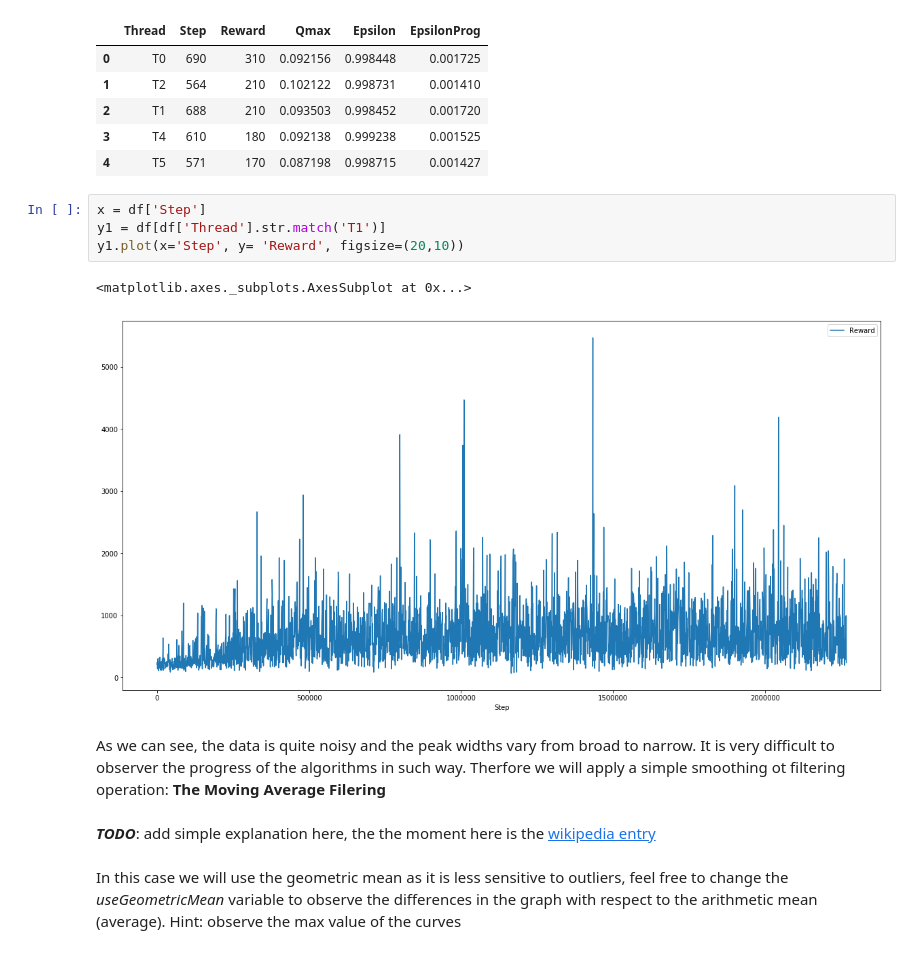
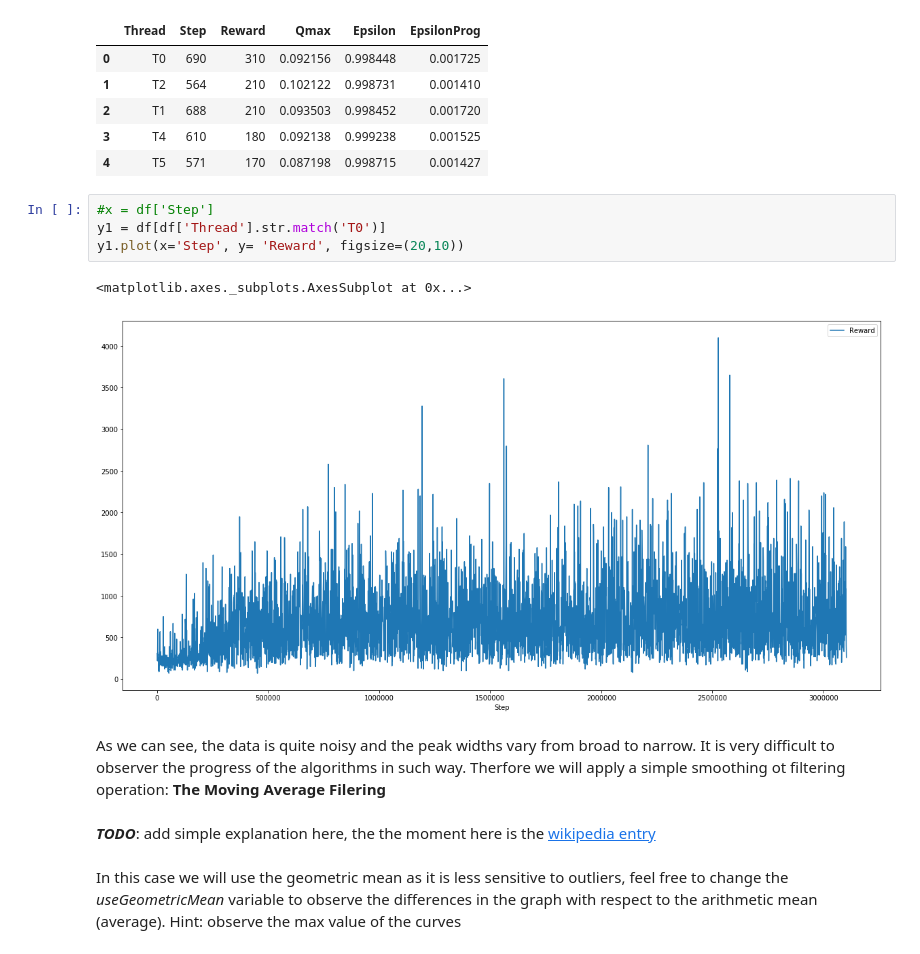
Before and after one commit to darenas/Guituto, a Jupyter notebook: dataScience_misc/Moving-Average-Filtering.ipynb, the cells around one changed output. Saved outputs shown, nothing was run; the diff lists cells and outputs as text.

```diff
--- a/dataScience_misc/Moving-Average-Filtering.ipynb
+++ b/dataScience_misc/Moving-Average-Filtering.ipynb
@@ -18,12 +18,12 @@ df.head()
 | 3 | T4 | 610 | 180 | 0.092138 | 0.999238 | 0.001525 |
 | 4 | T5 | 571 | 170 | 0.087198 | 0.998715 | 0.001427 |
 # %%
-x = df['Step']
-y1 = df[df['Thread'].str.match('T1')]
+#x = df['Step']
+y1 = df[df['Thread'].str.match('T0')]
 y1.plot(x='Step', y= 'Reward', figsize=(20,10))
 # %% [output]
 <matplotlib.axes._subplots.AxesSubplot at 0x...>
-[figure, old version]
+[figure, new version]
 # %% [markdown]
 As we can see, the data is quite noisy and the peak widths vary from broad to narrow. It is very difficult to observer the progress of the algorithms in such way. Therfore we will apply a simple smoothing ot filtering operation: **The Moving Average Filering**<br><br>
 ***TODO***: add simple explanation here, the the moment here is the [wikipedia entry](https://en.wikipedia.org/wiki/Moving_average)<br><br>
```
Also changed, not shown: parts of 6 cells of this notebook.
